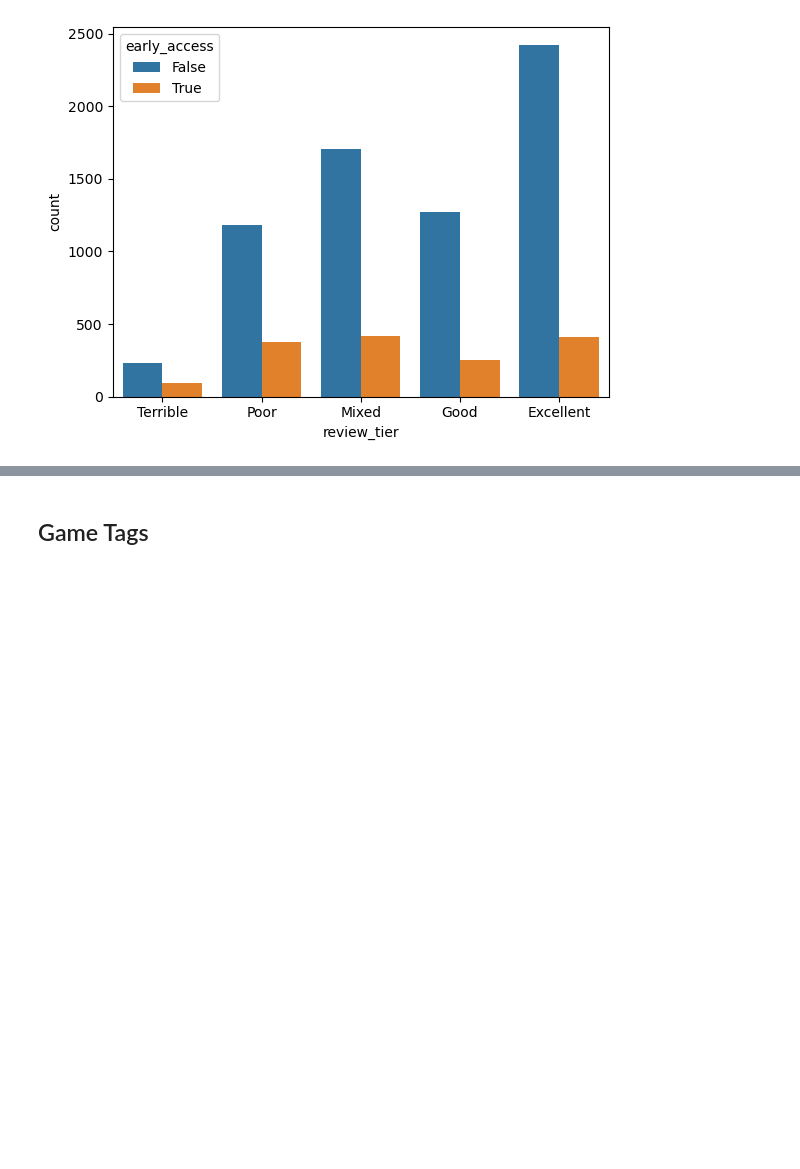
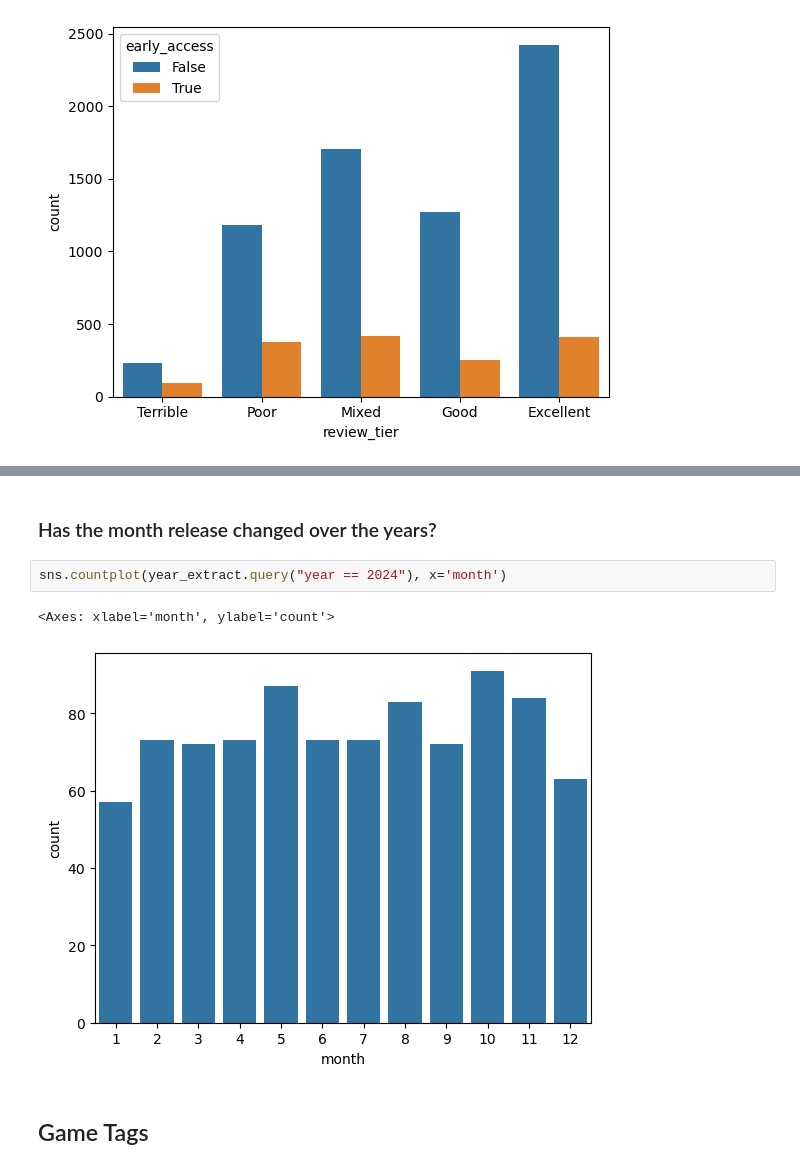
Before and after one commit to alextran1357/game-data-tracker, a Jupyter notebook: src/eda.ipynb, the cells around one changed output, grey strips where cells are left out. Saved outputs shown, nothing was run; the diff lists cells and outputs as text; blank space fills up the shorter version.

```diff
--- a/src/eda.ipynb
+++ b/src/eda.ipynb
@@ -190,3 +202,10 @@ sns.countplot(game_info, x='review_tier', order=["Terrible", "Poor", "Mixed", "G
+# %% [markdown]
+### Has the month release changed over the years?
+# %%
+sns.countplot(year_extract.query("year == 2024"), x='month')
+# %% [output]
+<Axes: xlabel='month', ylabel='count'>
+[figure, added]
 # %% [markdown]
 ## Game Tags
 # %%
```
Also changed, not shown: parts of 23 cells of this notebook.
